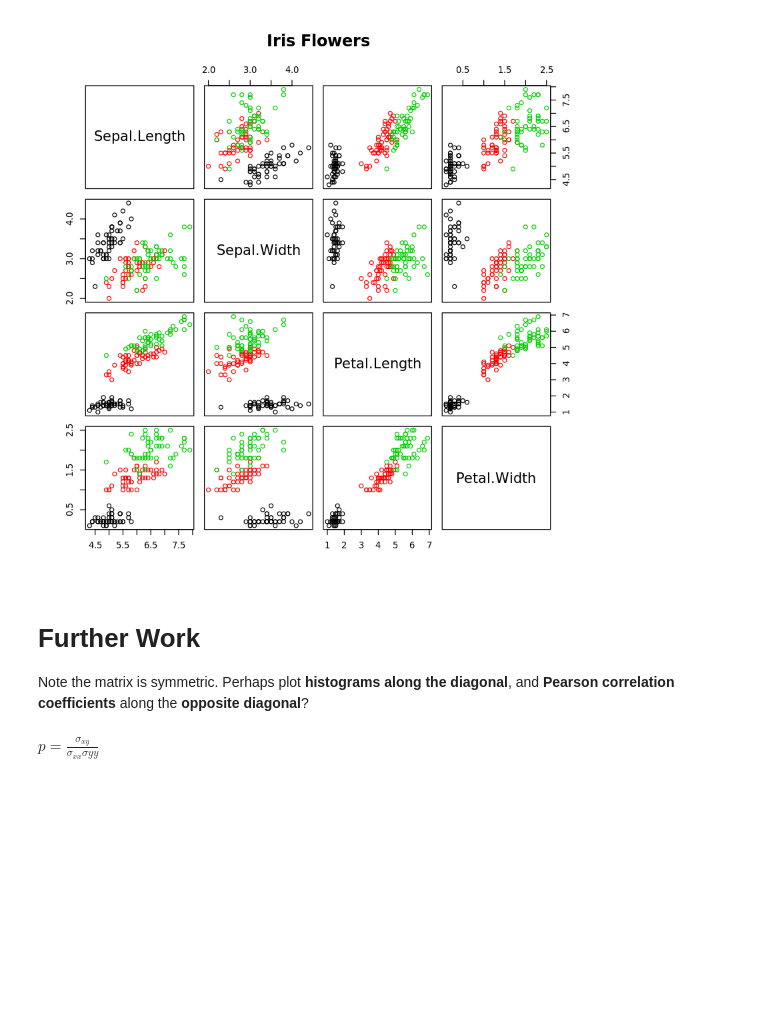
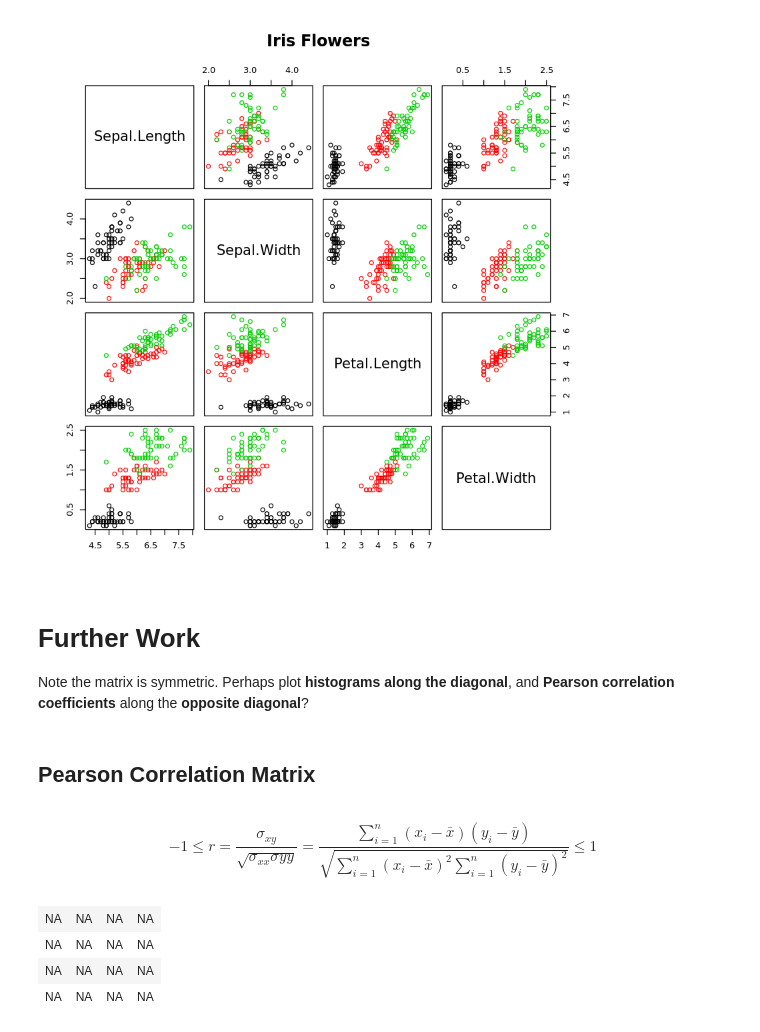
Before and after one commit to INASIC/R, a Jupyter notebook: 2. Iris.ipynb, the cells around one changed output. Drawn from its saved outputs; the diff is of its cells as text; code cells hidden in the pictures; blank space fills up the shorter version.

Commit message:
Compute Pearson coefficient, and upload other exercises.

```diff
--- a/2. Iris.ipynb
+++ b/2. Iris.ipynb
@@ -149,5 +127,17 @@ pairs(iris[1:4], col=iris$Species, main = "Iris Flowers")  # Pairplot of the fea
 # Further Work
 
 Note the matrix is symmetric. Perhaps plot __histograms along the diagonal__, and __Pearson correlation coefficients__ along the __opposite diagonal__?
-# %% [markdown]
-$p = \frac{\sigma_{xy}}{\sigma_{xx} \sigma{yy}}$
+# %% [markdown]
+## Pearson Correlation Matrix
+# %% [markdown]
+$$-1 \leq r = \frac{\sigma_{xy}}{\sqrt{\sigma_{xx} \sigma{yy}}} = \frac{\sum_{i=1}^{n}(x_{i}-\bar{x})(y_{i}-\bar{y})}{\sqrt{\sum_{i=1}^{n}(x_{i}-\bar{x})^{2}\sum_{i=1}^{n}(y_{i}-\bar{y})^{2}}} \leq 1$$
+# %%
+# First, create an empty Pearson correlation coefficient matrix
+features = iris[1:4]  # Attribute variables of the iris dataset (i.e. excluding Species)
+corr_matrix = matrix(, nrow=length(features), ncol=length(features))  # Create empty Pearson correlation matrix
+corr_matrix
+# %% [output]
+| NA | NA | NA | NA |
+| NA | NA | NA | NA |
+| NA | NA | NA | NA |
+| NA | NA | NA | NA |
```
Also changed, not shown: parts of 25 cells of this notebook, 1 other file.
